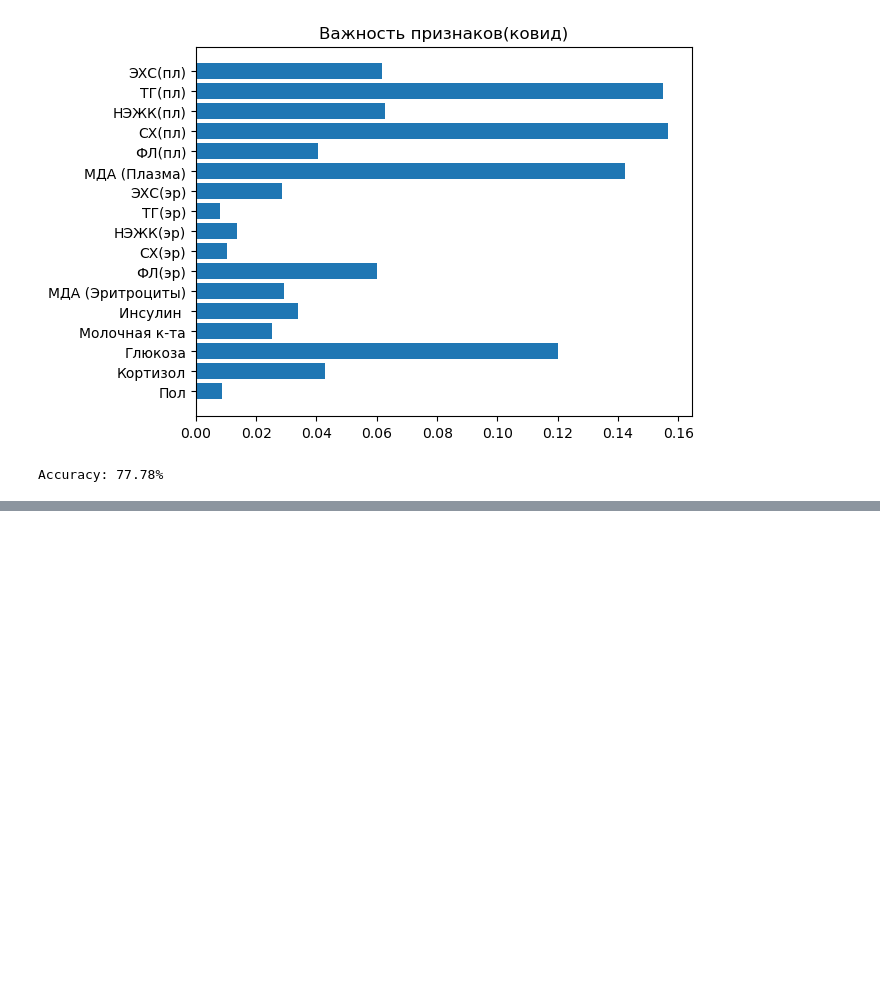
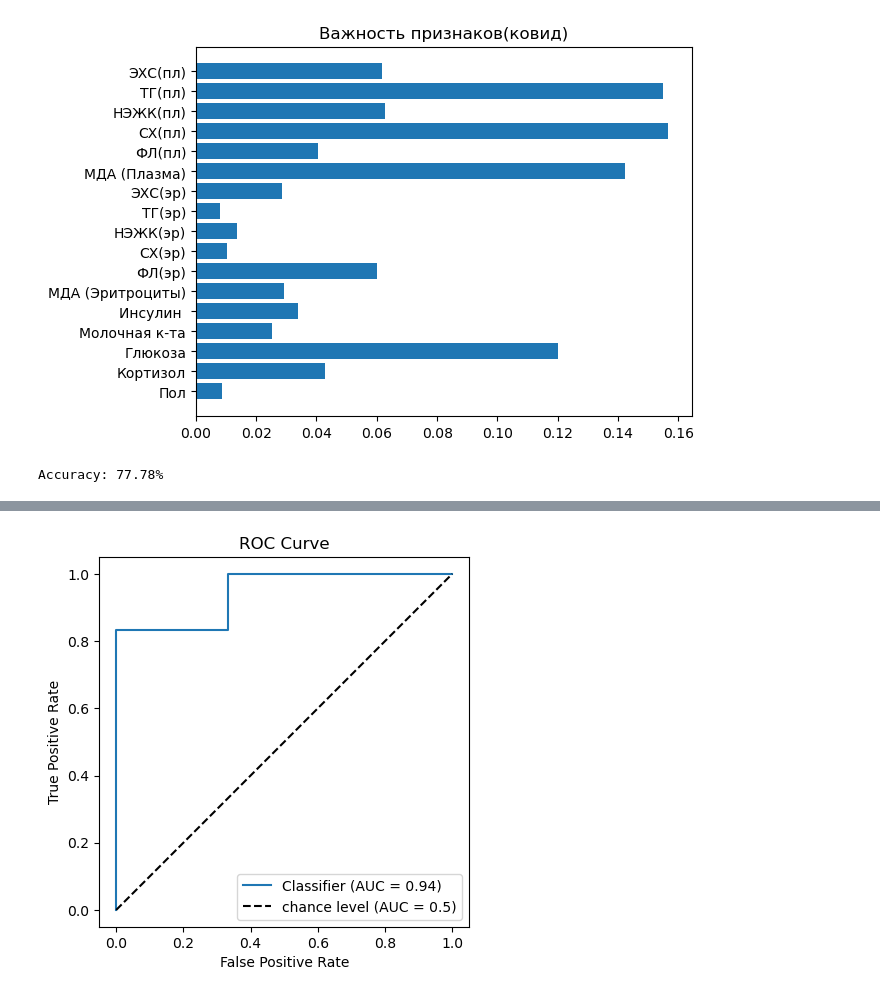
Before and after one commit to Egor29ch/UDGU_project, a Jupyter notebook: main.ipynb, the cells around one changed output, grey strips where cells are left out. Cells and saved outputs as stored; diff of their text form; code cells hidden in the pictures; blank space fills up the shorter version.

```diff
--- a/main.ipynb
+++ b/main.ipynb
@@ -128,7 +128,7 @@ plt.show()
 # %%
 from sklearn.model_selection import train_test_split
-y = clearing_df['Unnamed: 20']
-X = clearing_df.drop(['Unnamed: 20'], axis = 1)
+y = clearing_df['З/П']
+X = clearing_df.drop(['З/П'], axis = 1)
 X_train, X_test, y_train, y_test = train_test_split(X, y, test_size=0.2, random_state=42)
 # %%
 from sklearn.ensemble import RandomForestClassifier
@@ -136,6 +136,7 @@ from sklearn.ensemble import RandomForestClassifier
 classifier = RandomForestClassifier(n_estimators=100, random_state=42)
 classifier.fit(X_train, y_train)
 y_pred = classifier.predict(X_test)
+y_proba = classifier.predict_proba(X_test)[:, 1]
 # %%
 clearing_df.columns = ['Пол', 'Кортизол', 'Глюкоза', 'Молочная к-та', 'Инсулин ', 'МДА (Эритроциты)', 'ФЛ(эр)', 'СХ(эр)', 'НЭЖК(эр)', 'ТГ(эр)','ЭХС(эр)', 'МДА (Плазма)', 'ФЛ(пл)', 'СХ(пл)','НЭЖК(пл)', 'ТГ(пл)', 'ЭХС(пл)', 'З/П']
 columns_name = ['Пол', 'Кортизол', 'Глюкоза', 'Молочная к-та', 'Инсулин ', 'МДА (Эритроциты)', 'ФЛ(эр)', 'СХ(эр)', 'НЭЖК(эр)', 'ТГ(эр)','ЭХС(эр)', 'МДА (Плазма)', 'ФЛ(пл)', 'СХ(пл)','НЭЖК(пл)', 'ТГ(пл)', 'ЭХС(пл)']
@@ -172,0 +319,12 @@ weighted avg       0.83      0.78      0.74         9
+# %%
+RocCurveDisplay.from_predictions(y_test, y_proba)
+
+plt.plot([0, 1], [0, 1], "k--", label="chance level (AUC = 0.5)")
+plt.axis("square")
+plt.xlabel("False Positive Rate")
+plt.ylabel("True Positive Rate")
+plt.title("ROC Curve")
+plt.legend()
+plt.show()
+# %% [output]
+[figure, added]
```
Also changed, not shown: parts of 11 cells of this notebook.
